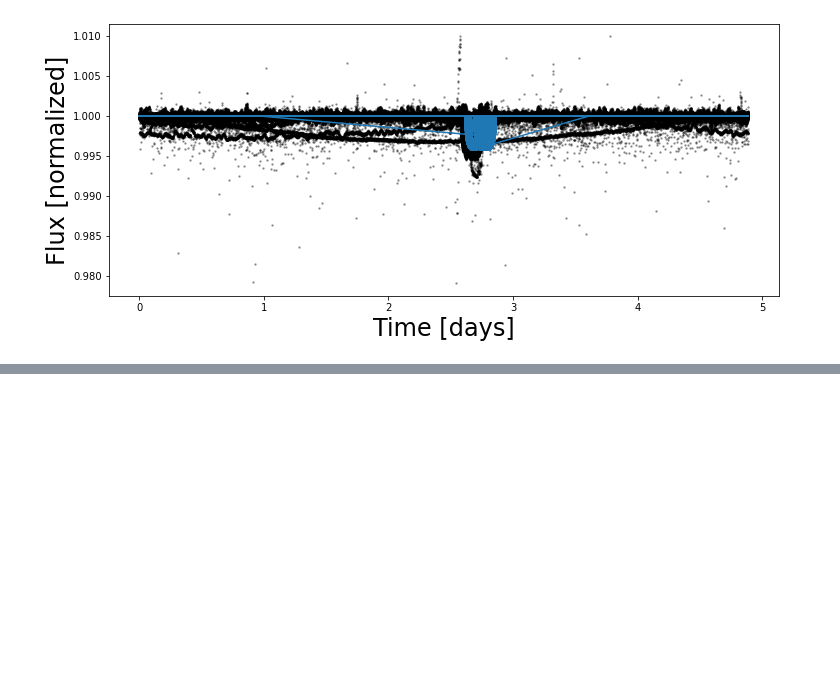
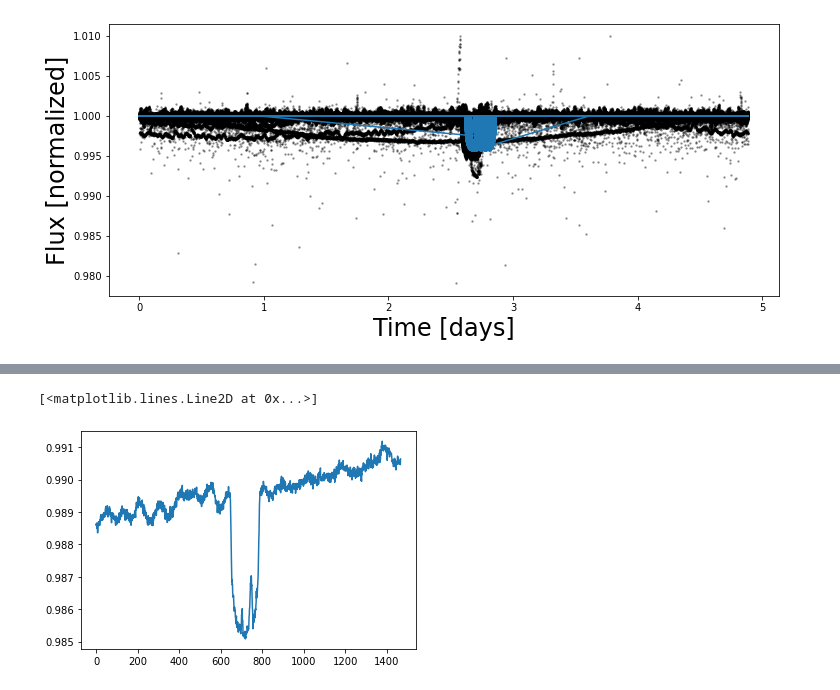
Before and after one commit to ssagynbayeva/starry-project, a Jupyter notebook: figure1_Morris.ipynb, the cells around one changed output, grey strips where cells are left out. Cells and saved outputs as stored; diff of their text form; code cells hidden in the pictures; blank space fills up the shorter version.

```diff
--- a/figure1_Morris.ipynb
+++ b/figure1_Morris.ipynb
@@ -378,0 +342,5 @@ plt.show()
+# %%
+plt.plot(lc1.flux)
+# %% [output]
+[<matplotlib.lines.Line2D at 0x...>]
+[figure, added]
```
Also changed, not shown: parts of 24 cells of this notebook.
